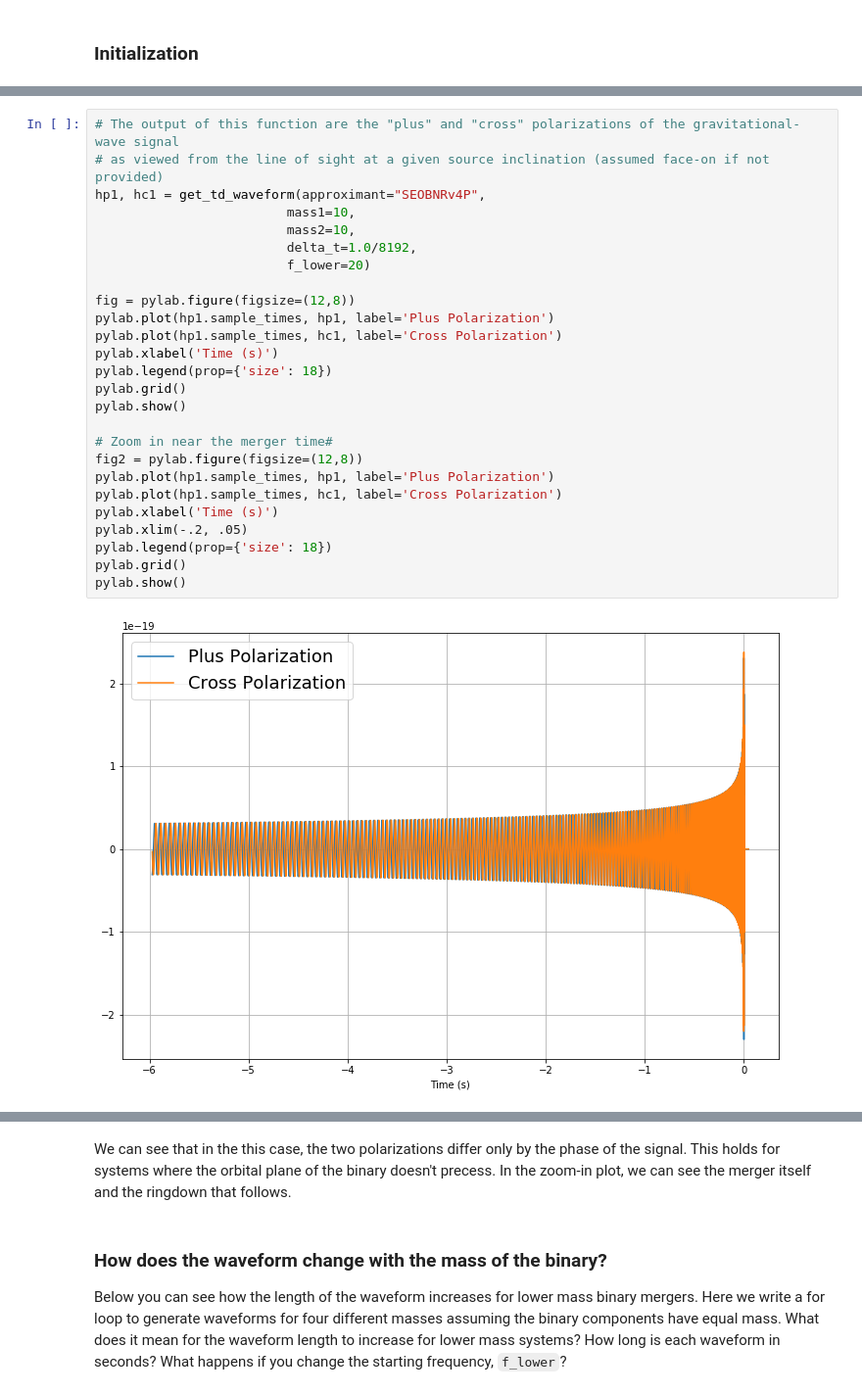
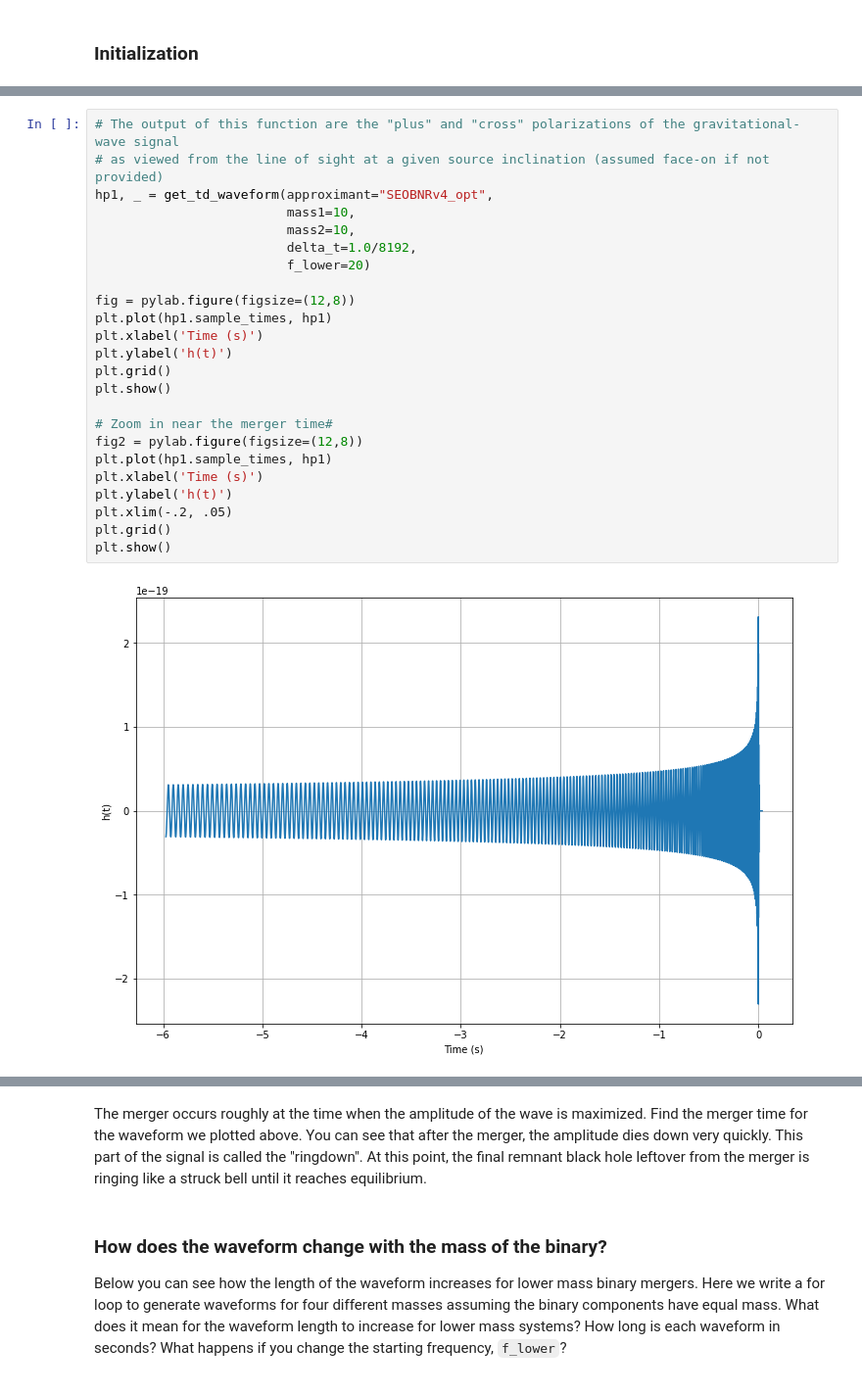
Before and after one commit to asb5468/warrior_scholars, a Jupyter notebook: gw_waveforms.ipynb, the cells around one changed output, grey strips where cells are left out. Shown at 98% size. Cells and saved outputs as stored; diff of their text form.

Commit message:
Update waveforms notebook

```diff
--- a/gw_waveforms.ipynb
+++ b/gw_waveforms.ipynb
@@ -32,28 +35,26 @@ In this example, we've chosen to use the 'SEOBNRv4_opt' model. There are many ot
 # %%
 # The output of this function are the "plus" and "cross" polarizations of the gravitational-wave signal
 # as viewed from the line of sight at a given source inclination (assumed face-on if not provided)
-hp1, hc1 = get_td_waveform(approximant="SEOBNRv4P",
+hp1, _ = get_td_waveform(approximant="SEOBNRv4_opt",
                          mass1=10,
                          mass2=10,
                          delta_t=1.0/8192,
                          f_lower=20)
 
 fig = pylab.figure(figsize=(12,8))
-pylab.plot(hp1.sample_times, hp1, label='Plus Polarization')
-pylab.plot(hp1.sample_times, hc1, label='Cross Polarization')
-pylab.xlabel('Time (s)')
-pylab.legend(prop={'size': 18})
-pylab.grid()
-pylab.show()
+plt.plot(hp1.sample_times, hp1)
+plt.xlabel('Time (s)')
+plt.ylabel('h(t)')
+plt.grid()
+plt.show()
 
 # Zoom in near the merger time#
 fig2 = pylab.figure(figsize=(12,8))
-pylab.plot(hp1.sample_times, hp1, label='Plus Polarization')
-pylab.plot(hp1.sample_times, hc1, label='Cross Polarization')
-pylab.xlabel('Time (s)')
-pylab.xlim(-.2, .05)
-pylab.legend(prop={'size': 18})
-pylab.grid()
-pylab.show()
+plt.plot(hp1.sample_times, hp1)
+plt.xlabel('Time (s)')
+plt.ylabel('h(t)')
+plt.xlim(-.2, .05)
+plt.grid()
+plt.show()
 # %% [output]
-[figure, old version]
+[figure, new version]
@@ -61,5 +62,5 @@ pylab.show()
-# %% [markdown]
-We can see that in the this case, the two polarizations differ only by the phase of the signal. This holds for systems where the orbital plane of the binary doesn't precess. In the zoom-in plot, we can see the merger itself and the ringdown that follows.
+# %% [markdown]
+The merger occurs roughly at the time when the amplitude of the wave is maximized. Find the merger time for the waveform we plotted above. You can see that after the merger, the amplitude dies down very quickly. This part of the signal is called the "ringdown". At this point, the final remnant black hole leftover from the merger is ringing like a struck bell until it reaches equilibrium.
 # %% [markdown]
 ### How does the waveform change with the mass of the binary?
 
```
Also changed, not shown: parts of 12 cells of this notebook.
